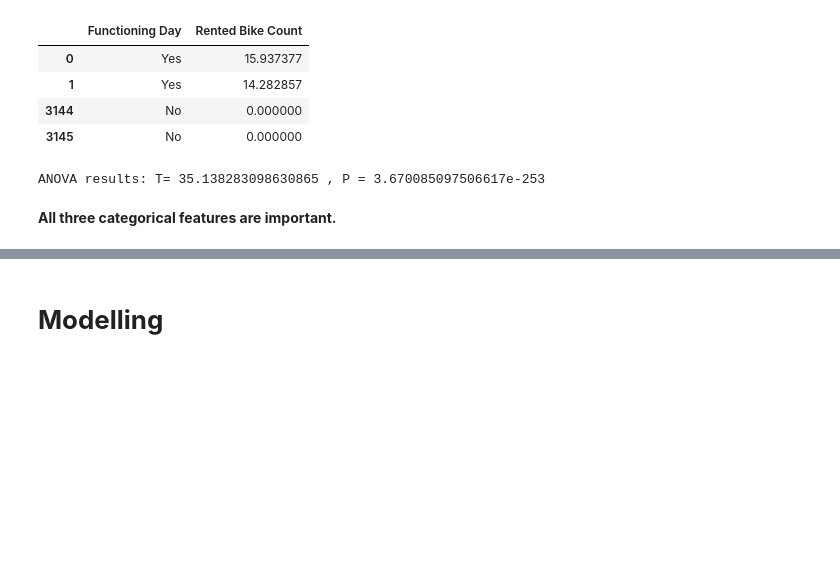
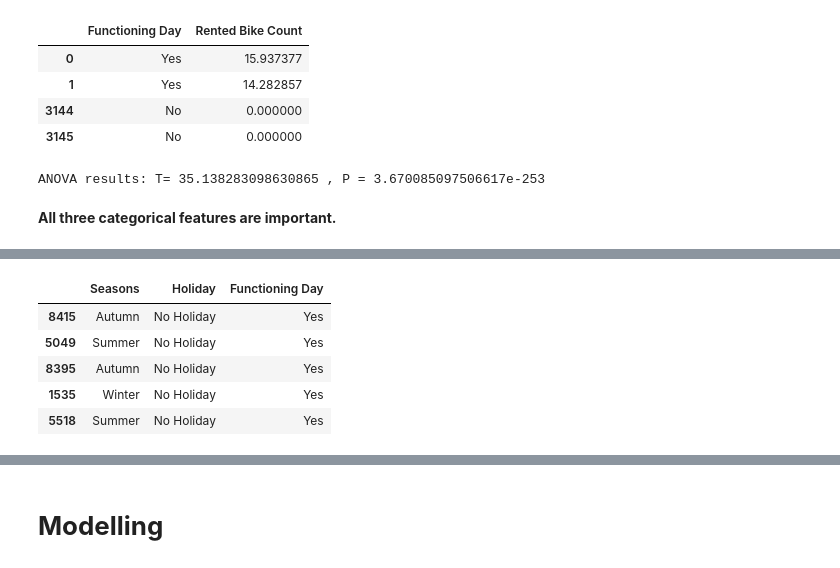
Before and after one commit to RupeshSharma14/Bike-Sharing-Demand-Prediction, a Jupyter notebook: Bike_Sharing_Demand_Prediction_Capstone_Project.ipynb, the cells around one changed output, grey strips where cells are left out. Cells and saved outputs as stored; diff of their text form; code cells hidden in the pictures; blank space fills up the shorter version.

```diff
--- a/Bike_Sharing_Demand_Prediction_Capstone_Project.ipynb
+++ b/Bike_Sharing_Demand_Prediction_Capstone_Project.ipynb
@@ -483,0 +524,11 @@ ANOVA results: T= 35.138283098630865 , P = 3.670085097506617e-253
+# %%
+cat_cols = features.describe(include=['O']).columns
+cat_features = features[cat_cols]
+cat_features.head()
+# %% [output]
+|  | Seasons | Holiday | Functioning Day |
+| 8415 | Autumn | No Holiday | Yes |
+| 5049 | Summer | No Holiday | Yes |
+| 8395 | Autumn | No Holiday | Yes |
+| 1535 | Winter | No Holiday | Yes |
+| 5518 | Summer | No Holiday | Yes |
```
Also changed, not shown: parts of 27 cells of this notebook.
